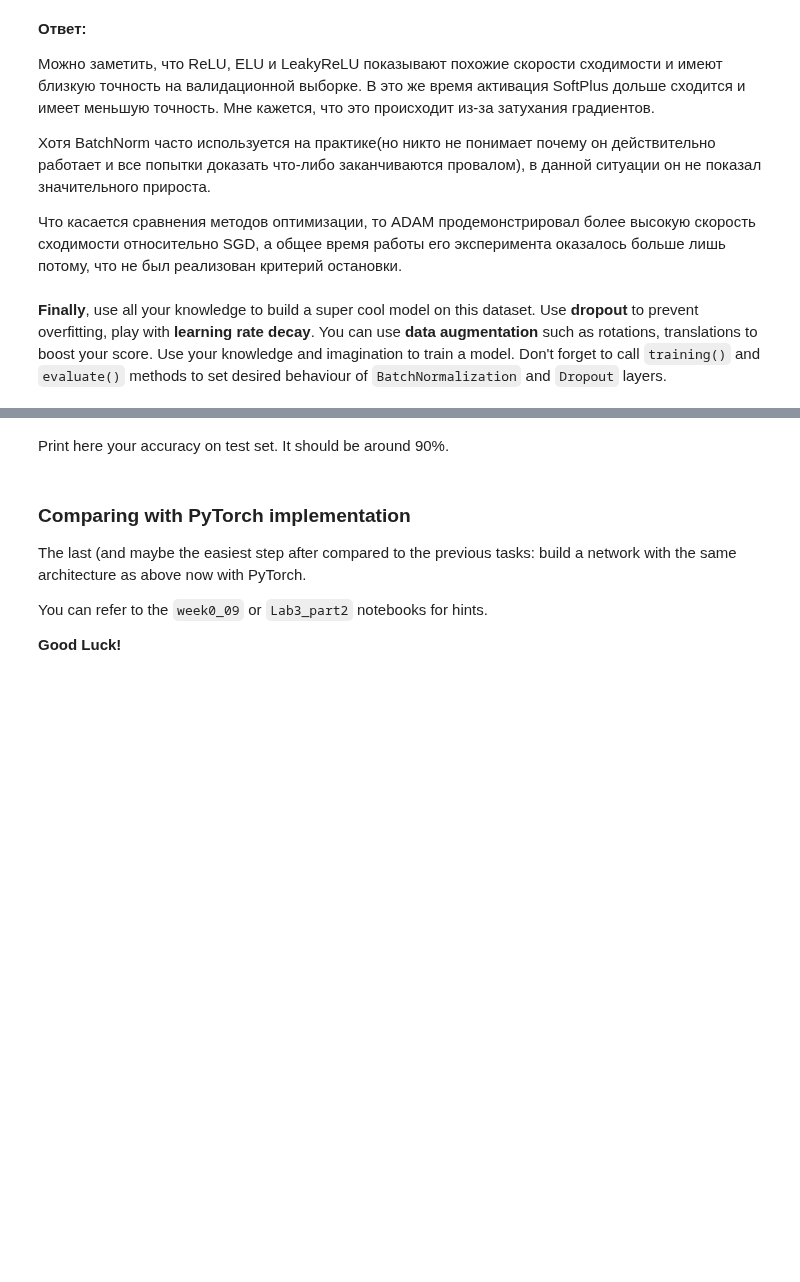
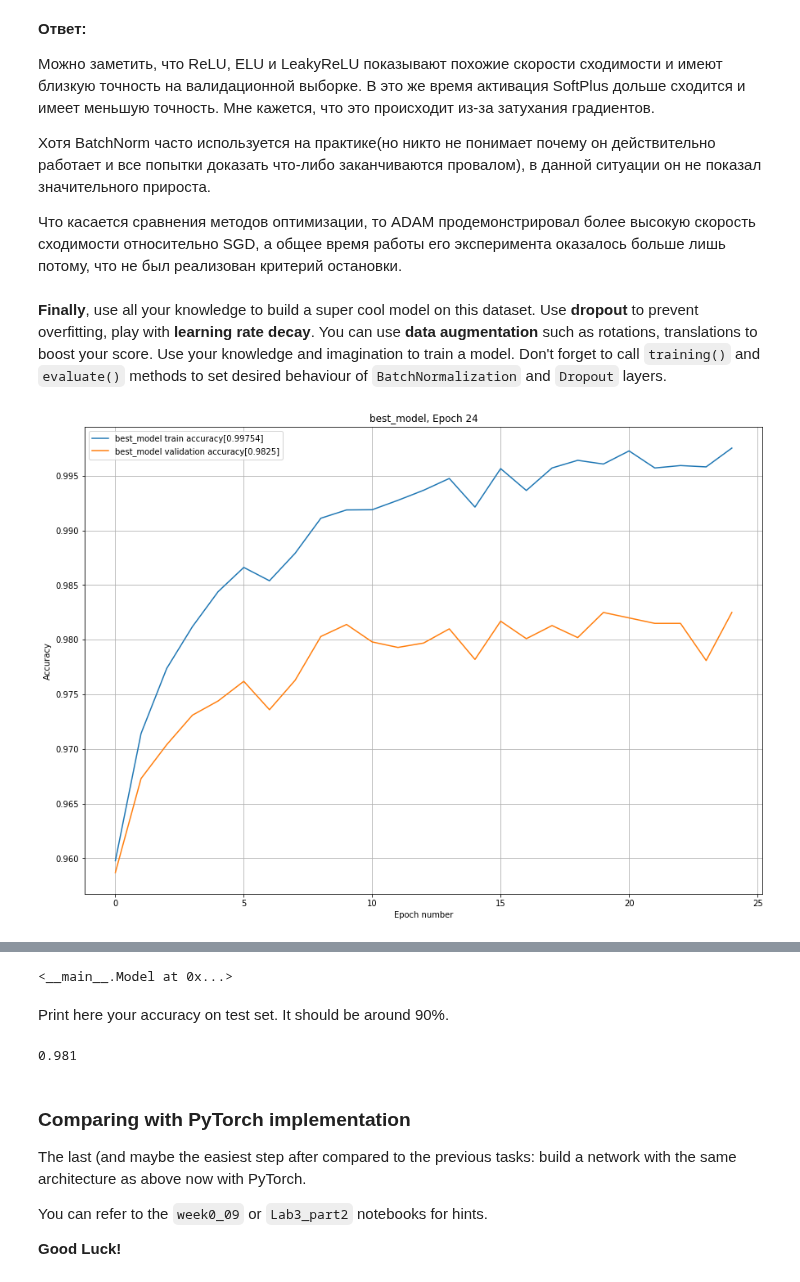
Before and after one commit to alex-kozinov/courses, a Jupyter notebook: mipt-ml-beginning/labs/03_dl/main_notebook.ipynb, the cells around one changed output, grey strips where cells are left out. Saved outputs shown, nothing was run; the diff lists cells and outputs as text; code cells hidden in the pictures; blank space fills up the shorter version.

```diff
--- a/mipt-ml-beginning/labs/03_dl/main_notebook.ipynb
+++ b/mipt-ml-beginning/labs/03_dl/main_notebook.ipynb
@@ -281,10 +262,17 @@ class Model:
         for self.epoch in range(n_epoch):
             self.net.train()
             for x_batch, y_batch in batch_iterator(X_train, y_train_oh, batch_size, shuffle=True):
-                self.net.zeroGradParameters()
+                if type(self.net) == nn.modules.container.Sequential:
+                    self.net.zero_grad()
+                else:
+                    self.net.zeroGradParameters()
 
                 # Forward
+                if type(self.net) == nn.modules.container.Sequential:
+                    x_batch = torch.tensor(x_batch)
                 predictions = self.net.forward(x_batch)
+                if type(self.net) == nn.modules.container.Sequential:
+                    predictions = x_batch.numpy()
                 loss = self.criterion.forward(predictions, y_batch)
 
                 # Backward
@@ -436,17 +442,17 @@ net.add(Linear(X_train.shape[1], 500))
 net.add(Dropout())
 net.add(ReLU())
 net.add(Linear(500, 250))
+net.add(Dropout())
 net.add(BatchNormalization())
 net.add(ChannelwiseScaling(250))
 net.add(ReLU())
 net.add(Linear(250, 10))
-net.add(BatchNormalization())
-net.add(ChannelwiseScaling(10))
 net.add(LogSoftMax())
 
 # Model
 best = Model(net, 'best_model', ClassNLLCriterion())
 # %%
 %%time
-best.fit(X_train, X_val, y_train_oh, y_train, y_val, adam_optimizer, optimizer_config={'learning_rate': 1e-3, 'beta1': 0.9, 'beta2':0.999, 'epsilon':1e-8}, batch_iterator=iterate_aug_minibatches)
+best.fit(X_train, X_val, y_train_oh, y_train, y_val, adam_optimizer, optimizer_config={'learning_rate': 1e-3, 'beta1': 0.9, 'beta2':0.999, 'epsilon':1e-8}, batch_iterator=iterate_minibatches)
 # %% [output]
+[figure, added]
@@ -454,7 +461,10 @@ NameError: name 'iaa' is not defined
+<__main__.Model at 0x...>
 # %% [markdown]
 Print here your accuracy on test set. It should be around 90%.
 # %%
 print(np.mean(net.forward(X_test).argmax(axis=-1) == y_test))
+# %% [output]
+0.981
 # %% [markdown]
 ### Comparing with PyTorch implementation
 The last (and maybe the easiest step after compared to the previous tasks: build a network with the same architecture as above now with PyTorch.
```
Also changed, not shown: parts of 7 cells of this notebook, 1 other file.
